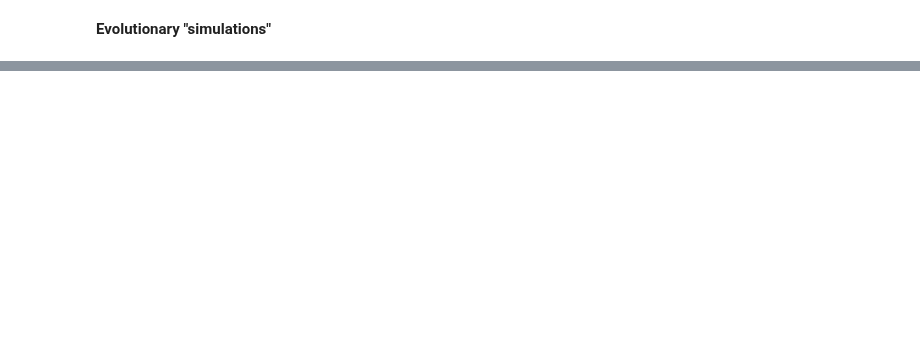
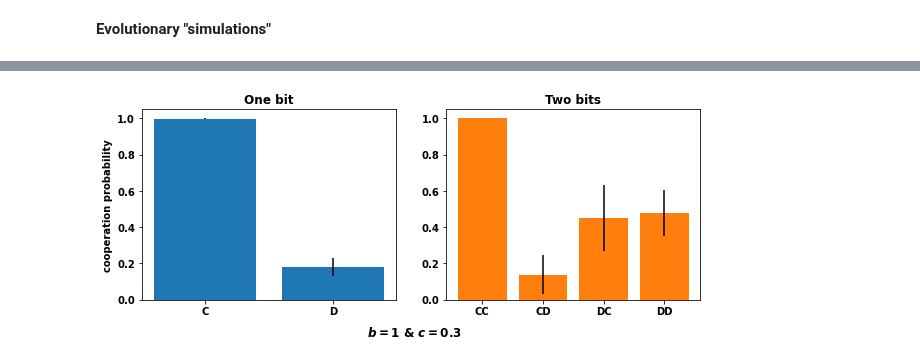
Before and after one commit to Nikoleta-v3/conditional-cooperation-with-longer-memory, a Jupyter notebook: Numerical simulations.ipynb, the cells around one changed output, grey strips where cells are left out. Saved outputs shown, nothing was run; the diff lists cells and outputs as text; code cells hidden in the pictures; blank space fills up the shorter version.

```diff
--- a/Numerical simulations.ipynb
+++ b/Numerical simulations.ipynb
@@ -112,7 +246,7 @@ cs = [0, 0.1, 0.2, 0.3, 0.4, 0.5, 0.6, 0.7, 0.8, 0.9, 1]
 # %%
-dfs = [pd.read_csv(f"data/matlab_two_bits_c_{c}.csv", names=names) for c in cs]
+dfs = [pd.read_csv(f"data/matlab_two_bits_beta_1_seed_{seed}_c_0.3.csv", names=names) for seed in range(1, 11)]
 
-df2s = [pd.read_csv(f"data/matlab_one_bit_b_1_c_{c}.csv", names=names) for c in cs]
+df2s = [pd.read_csv(f"data/matlab_one_bit_beta_1_seed_{seed}_c_0.3.csv", names=names) for seed in range(1, 11)]
 # %%
 dfs = [df.drop_duplicates() for df in dfs]
 
@@ -134,0 +254,12 @@ def frequencies(dfs):
+# %%
+dfs = frequencies(dfs)
+
+df2s = frequencies(df2s)
+# %%
+abundance = [(df.iloc[df['frequencies'].idxmax()]['p_1'],
+              df.iloc[df['frequencies'].idxmax()]['p_2']) for df in df2s]
+# %%
+abundance2 = [(df.iloc[df['frequencies'].idxmax()]['p_1'],
+               df.iloc[df['frequencies'].idxmax()]['p_2'],
+               df.iloc[df['frequencies'].idxmax()]['p_3'],
+               df.iloc[df['frequencies'].idxmax()]['p_4'],) for df in dfs]
@@ -134,0 +282,29 @@ def frequencies(dfs):
+# %%
+fig, axes = plt.subplots(ncols=2, figsize=(10, 3.5))
+
+heights = [[b[i] for b in abundance] for i in range(2)]
+
+errors = [np.std(h) for h in heights]
+
+for i in range(2):
+    axes[0].bar(i + 1, np.mean(heights[i]), yerr=errors[i], color='C0')
+
+axes[0].set_xticks([1, 2]);
+axes[0].set_xticklabels(["C", "D"])
+axes[0].set_title('One bit', fontweight='bold');
+
+axes[0].set_ylabel("cooperation probability");
+
+heights = [[b[i] for b in abundance2] for i in range(4)]
+errors = [np.std(h) for h in heights]
+
+for i in range(4):
+    axes[1].bar(i + 1, np.mean(heights[i]), yerr=errors[i], color='C1')
+
+axes[1].set_xticks([1, 2, 3, 4]);
+axes[1].set_xticklabels(["CC", "CD", "DC", "DD"])
+axes[1].set_title('Two bits', fontweight='bold');
+
+axes[1].text(-.9, -.2, "$b=1$ & $c=0.3$", fontsize=12);
+# %% [output]
+[figure, added]
```
Also changed, not shown: parts of 41 cells of this notebook, 10 other files.
